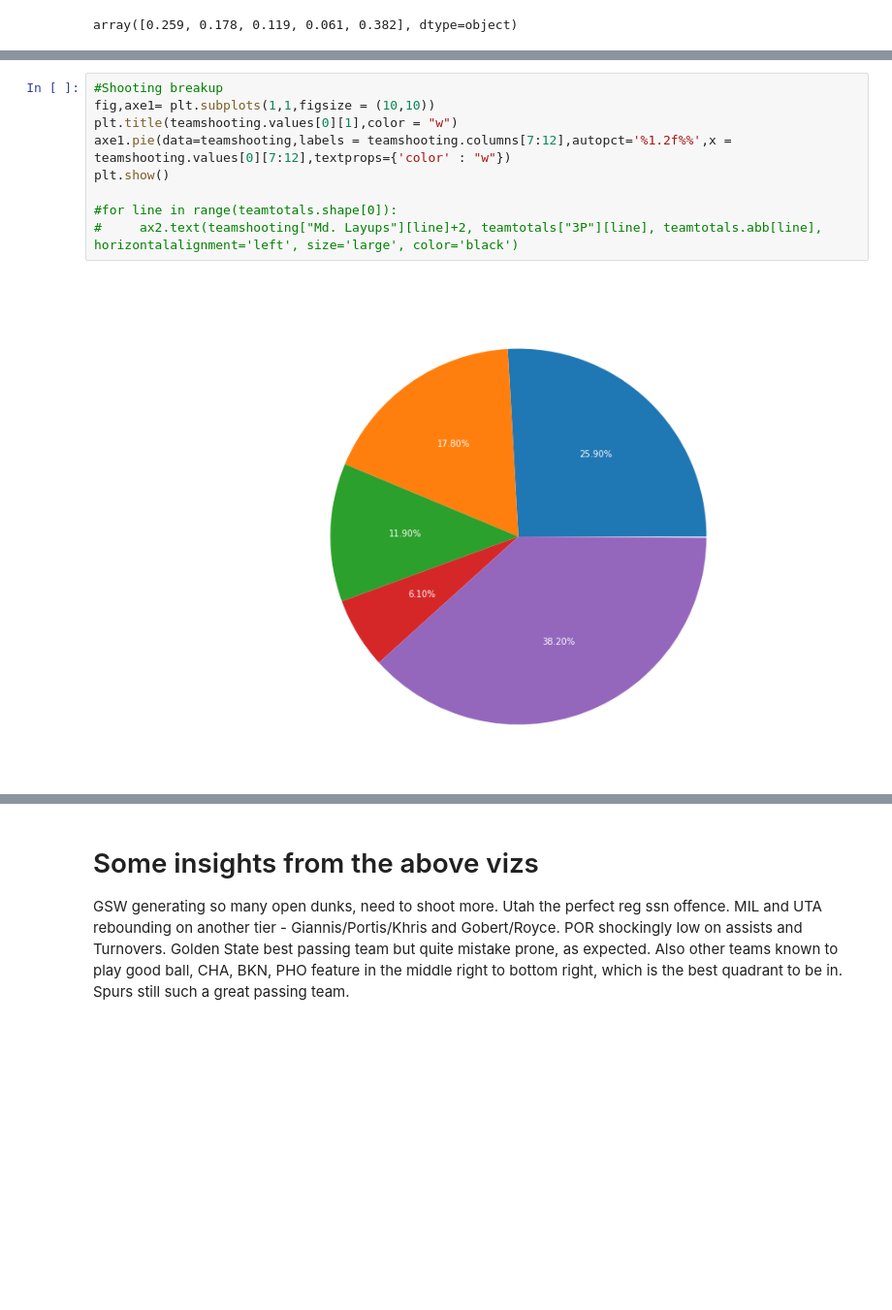
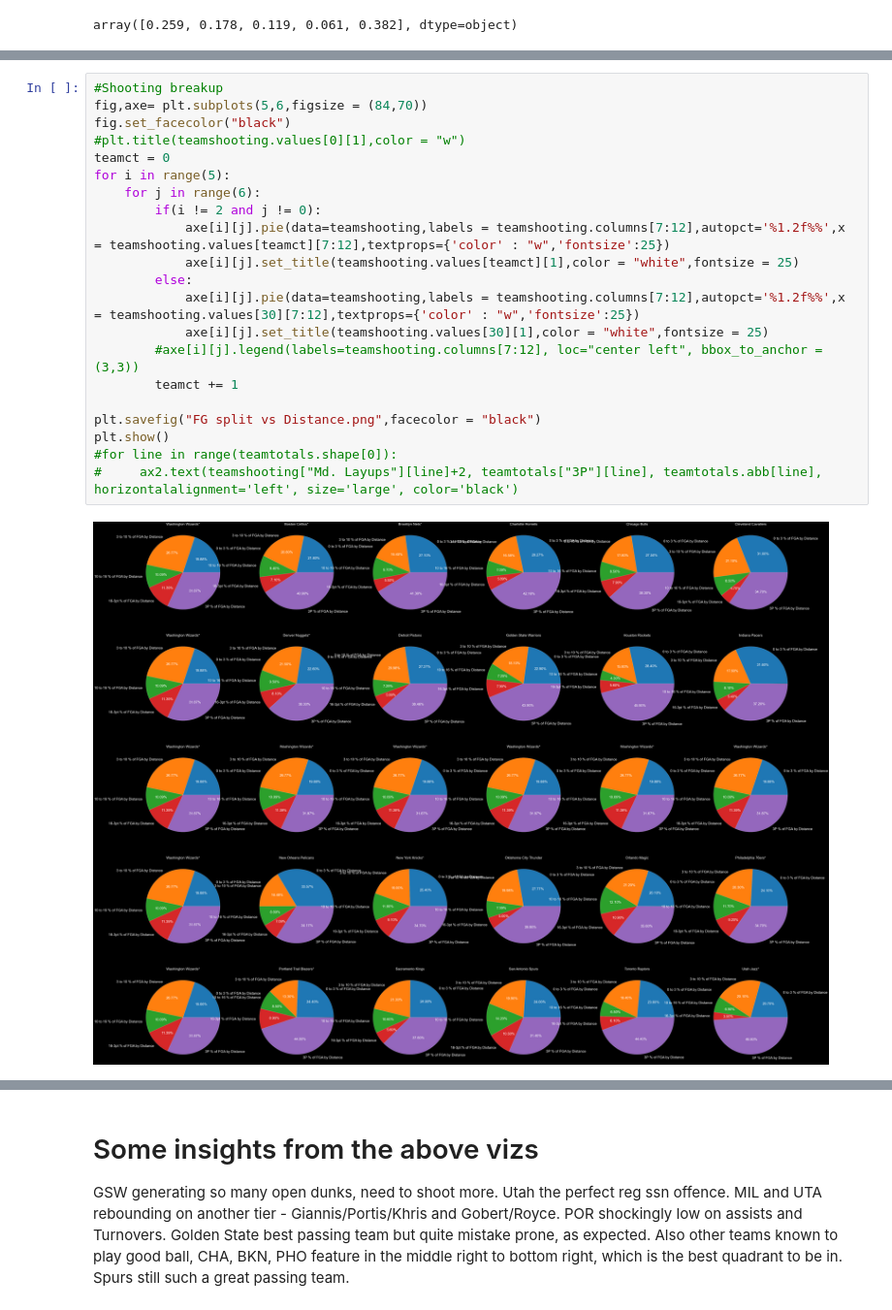
Before and after one commit to pranav2902/nba-2021-viz, a Jupyter notebook: playervizs.ipynb, the cells around one changed output, grey strips where cells are left out. Shown at 97% size. Saved outputs shown, nothing was run; the diff lists cells and outputs as text; blank space fills up the shorter version.

Commit message:
Added plots

```diff
--- a/playervizs.ipynb
+++ b/playervizs.ipynb
@@ -110,14 +108,26 @@ FrozenList([None])
 # %%
 #Shooting breakup
-fig,axe1= plt.subplots(1,1,figsize = (10,10))
-plt.title(teamshooting.values[0][1],color = "w")
-axe1.pie(data=teamshooting,labels = teamshooting.columns[7:12],autopct='%1.2f%%',x = teamshooting.values[0][7:12],textprops={'color' : "w"})
+fig,axe= plt.subplots(5,6,figsize = (84,70))
+fig.set_facecolor("black")
+#plt.title(teamshooting.values[0][1],color = "w")
+teamct = 0
+for i in range(5):
+    for j in range(6):
+        if(i != 2 and j != 0):
+            axe[i][j].pie(data=teamshooting,labels = teamshooting.columns[7:12],autopct='%1.2f%%',x = teamshooting.values[teamct][7:12],textprops={'color' : "w",'fontsize':25})
+            axe[i][j].set_title(teamshooting.values[teamct][1],color = "white",fontsize = 25)
+        else:
+            axe[i][j].pie(data=teamshooting,labels = teamshooting.columns[7:12],autopct='%1.2f%%',x = teamshooting.values[30][7:12],textprops={'color' : "w",'fontsize':25})
+            axe[i][j].set_title(teamshooting.values[30][1],color = "white",fontsize = 25)
+        #axe[i][j].legend(labels=teamshooting.columns[7:12], loc="center left", bbox_to_anchor = (3,3))
+        teamct += 1
+
+plt.savefig("FG split vs Distance.png",facecolor = "black")
 plt.show()
-
 #for line in range(teamtotals.shape[0]):
 #     ax2.text(teamshooting["Md. Layups"][line]+2, teamtotals["3P"][line], teamtotals.abb[line], horizontalalignment='left', size='large', color='black')
 # %% [output]
-[figure, old version]
+[figure, new version]
 # %%
 # AST to TOV viz and REB split
 style.use("seaborn-poster")
```
Also changed, not shown: parts of 4 cells of this notebook, 3 other files.
